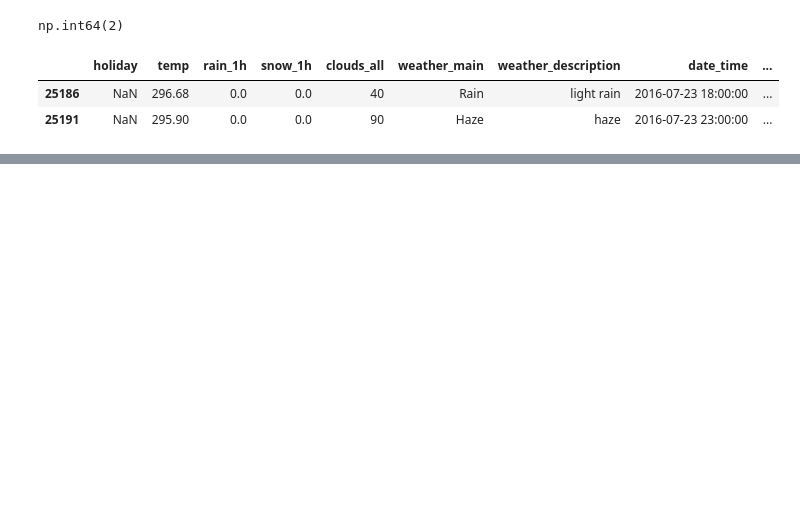
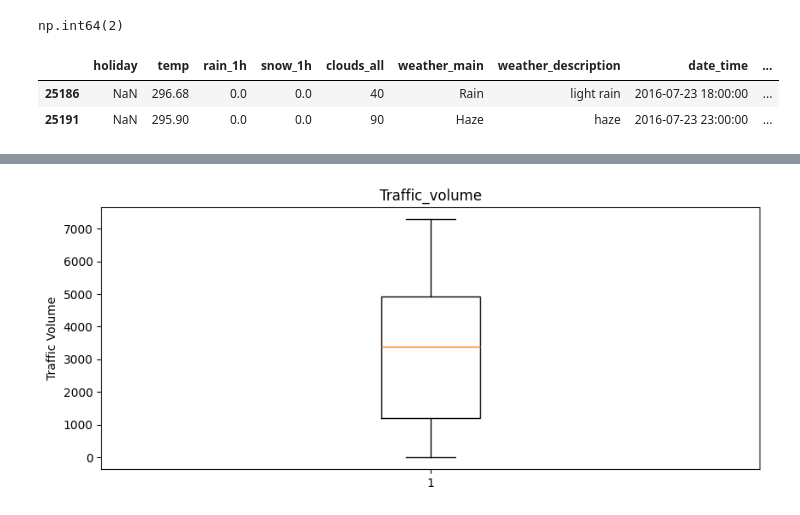
Before and after one commit to Arham-15/traffic-prediction-system, a Jupyter notebook: notebooks/01_data_exploration.ipynb, the cells around one changed output, grey strips where cells are left out. Drawn from its saved outputs; the diff is of its cells as text; code cells hidden in the pictures; blank space fills up the shorter version.

```diff
--- a/notebooks/01_data_exploration.ipynb
+++ b/notebooks/01_data_exploration.ipynb
@@ -490,0 +543,9 @@ df[df['traffic_volume'] == 0]
+# %%
+plt.figure(figsize=(10,4))
+
+plt.boxplot(df['traffic_volume'])
+plt.title('Traffic_volume')
+plt.ylabel('Traffic Volume')
+plt.show()
+# %% [output]
+[figure, added]
```
Also changed, not shown: parts of 51 cells of this notebook.
